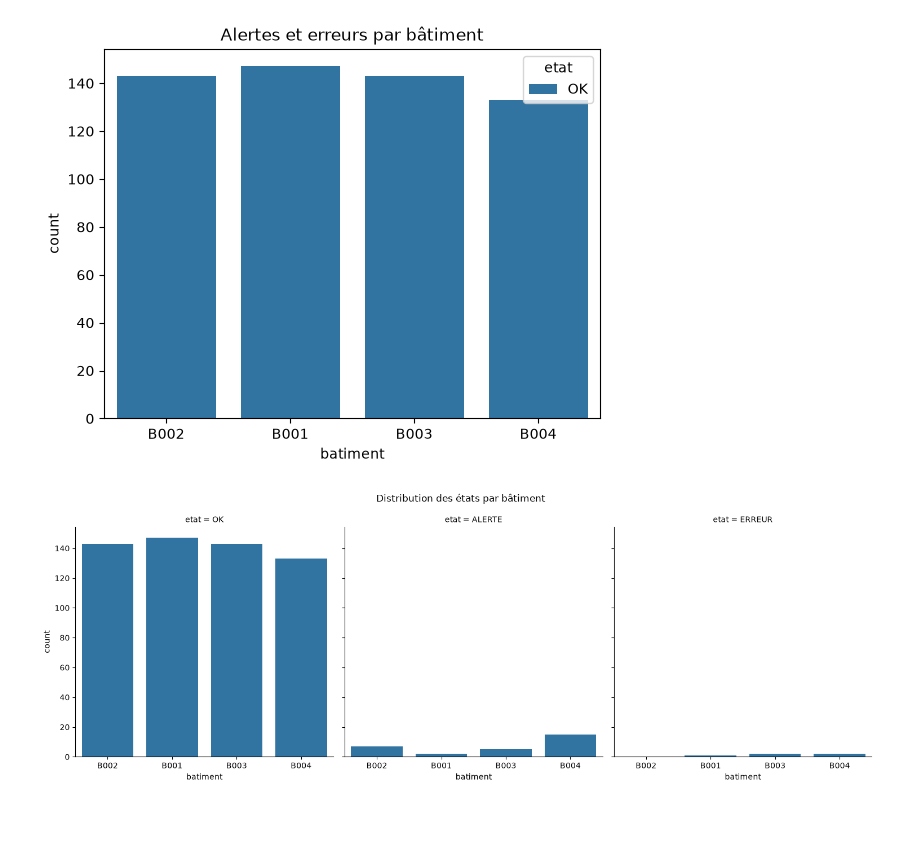
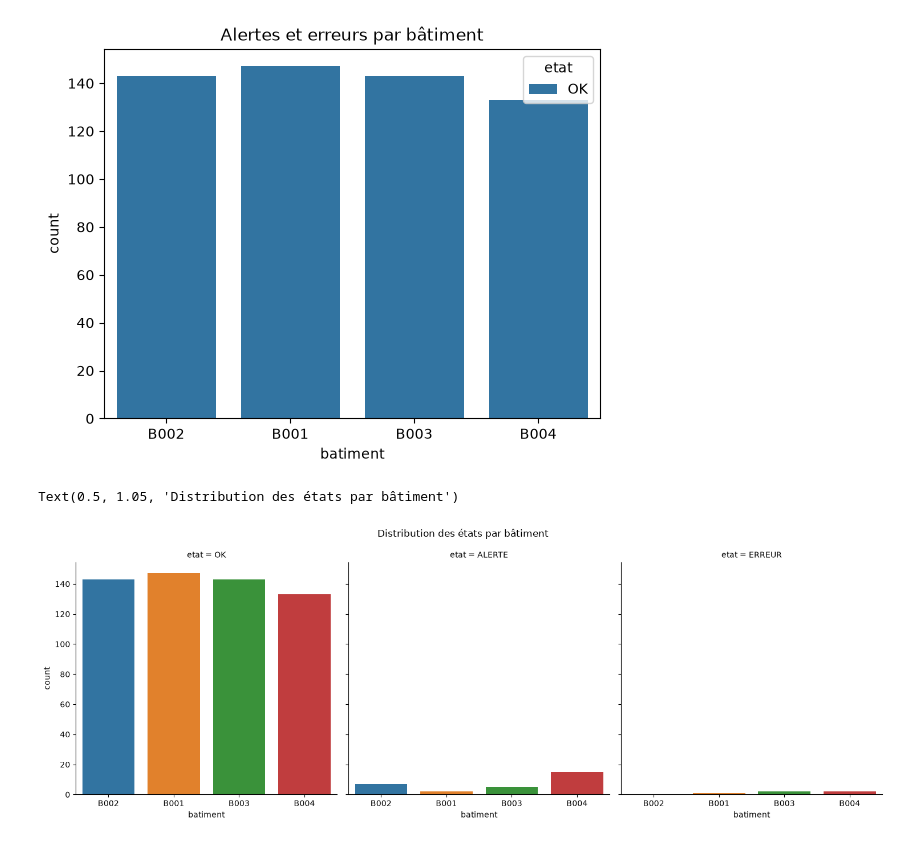
Before and after one commit to Alassanee/atelier_seaborn_iot, a Jupyter notebook: notebooks/atelier_seaborn_iot.ipynb, the cells around one changed output. Cells and saved outputs as stored; diff of their text form; code cells hidden in the pictures; blank space fills up the shorter version.

Commit message:
Partie 5 – Comptage des catégories avec countplot(): suite

```diff
--- a/notebooks/atelier_seaborn_iot.ipynb
+++ b/notebooks/atelier_seaborn_iot.ipynb
@@ -378,7 +378,8 @@ plt.title("Alertes et erreurs par bâtiment")
 Text(0.5, 1.0, 'Alertes et erreurs par bâtiment')
 [figure]
 # %%
-sns.catplot(data=df, x="batiment", col="etat", kind="count")
+sns.catplot(data=df, x="batiment", col="etat",hue="batiment", kind="count")
 plt.suptitle("Distribution des états par bâtiment", y=1.05)
 # %% [output]
+Text(0.5, 1.05, 'Distribution des états par bâtiment')
-[figure, old version]
+[figure, new version]
```
